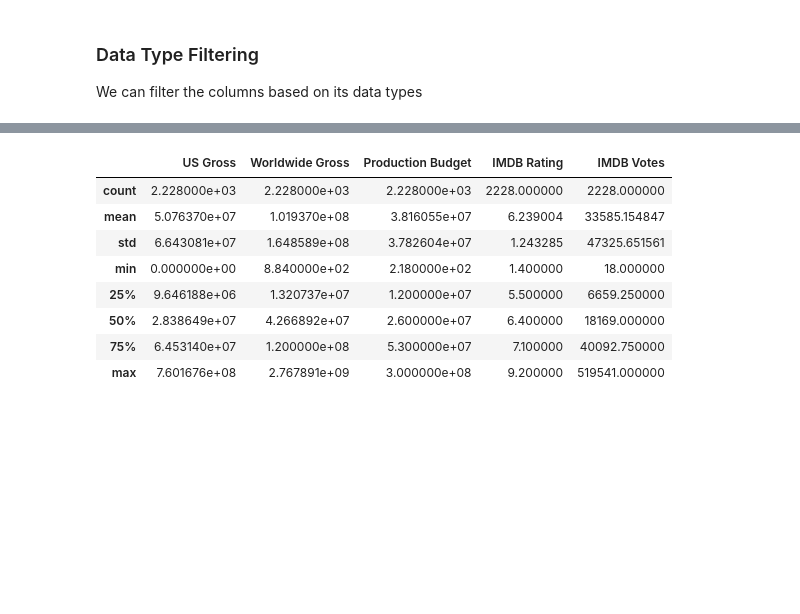
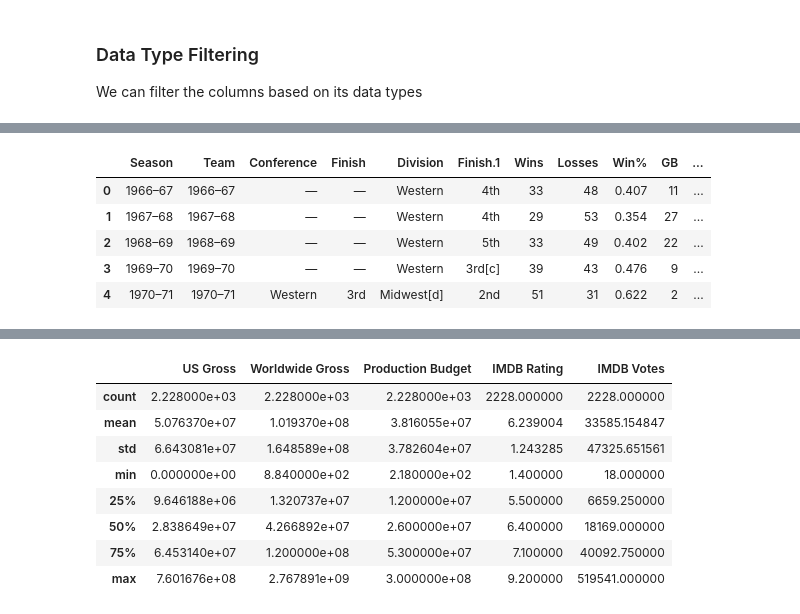
Before and after one commit to Lizhen0909/nu-stat303-1-sec20-coursebook, a Jupyter notebook: data_types_in_pandas.ipynb, the cells around one changed output, grey strips where cells are left out. Cells and saved outputs as stored; diff of their text form; code cells hidden in the pictures; blank space fills up the shorter version.

```diff
--- a/data_types_in_pandas.ipynb
+++ b/data_types_in_pandas.ipynb
@@ -132,0 +408,11 @@ In Pandas, the `errors='coerce'` parameter is often used in the context of data
+# %%
+data = pd.read_html('https://en.wikipedia.org/wiki/List_of_Chicago_Bulls_seasons')
+ChicagoBulls = data[2]
+ChicagoBulls.head()
+# %% [output]
+|  | Season | Team | Conference | Finish | Division | Finish.1 | Wins | Losses | Win% | GB | ... |
+| 0 | 1966–67 | 1966–67 | — | — | Western | 4th | 33 | 48 | 0.407 | 11 | ... |
+| 1 | 1967–68 | 1967–68 | — | — | Western | 4th | 29 | 53 | 0.354 | 27 | ... |
+| 2 | 1968–69 | 1968–69 | — | — | Western | 5th | 33 | 49 | 0.402 | 22 | ... |
+| 3 | 1969–70 | 1969–70 | — | — | Western | 3rd[c] | 39 | 43 | 0.476 | 9 | ... |
+| 4 | 1970–71 | 1970–71 | Western | 3rd | Midwest[d] | 2nd | 51 | 31 | 0.622 | 2 | ... |
```
Also changed, not shown: parts of 50 cells of this notebook, 35 other files.
